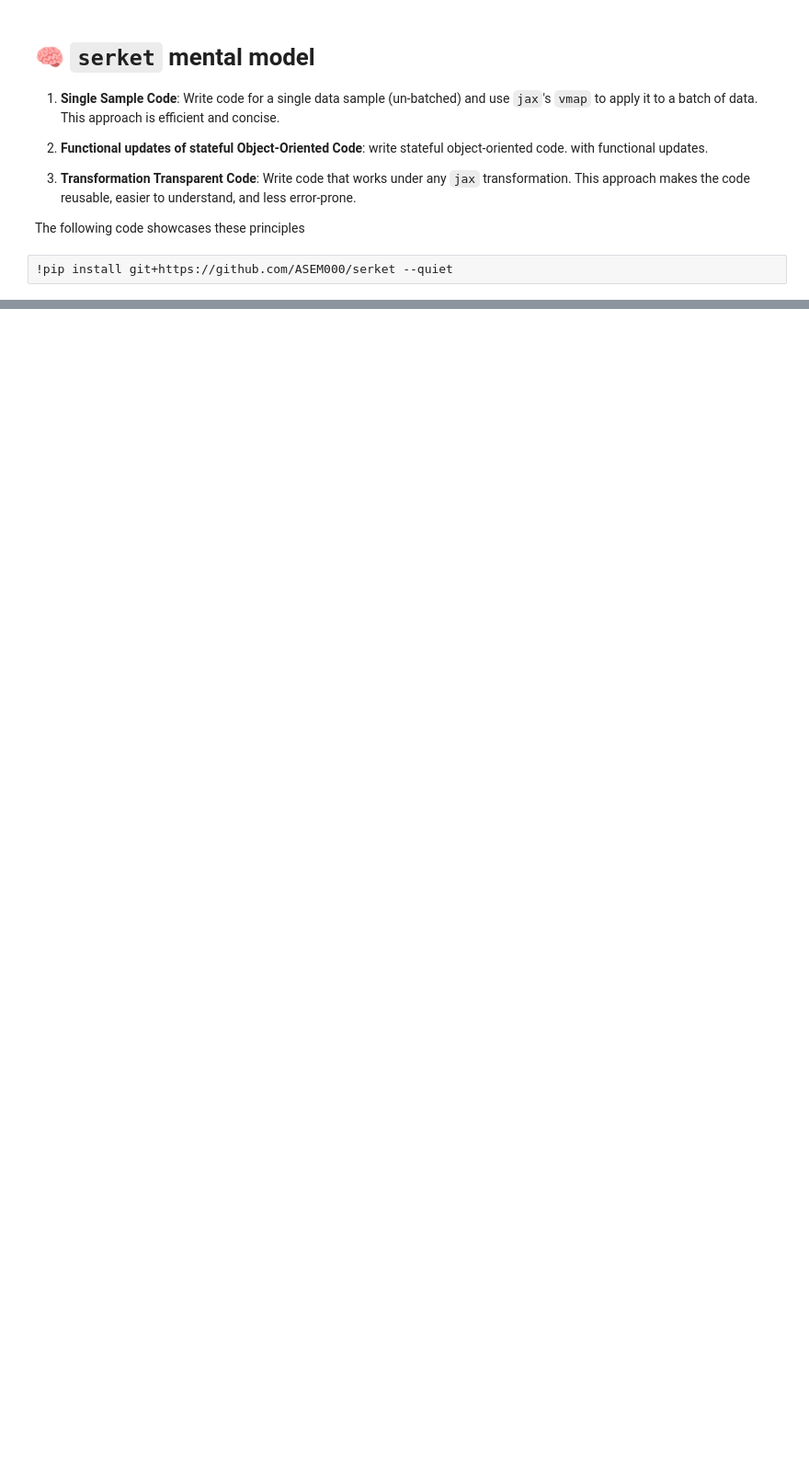
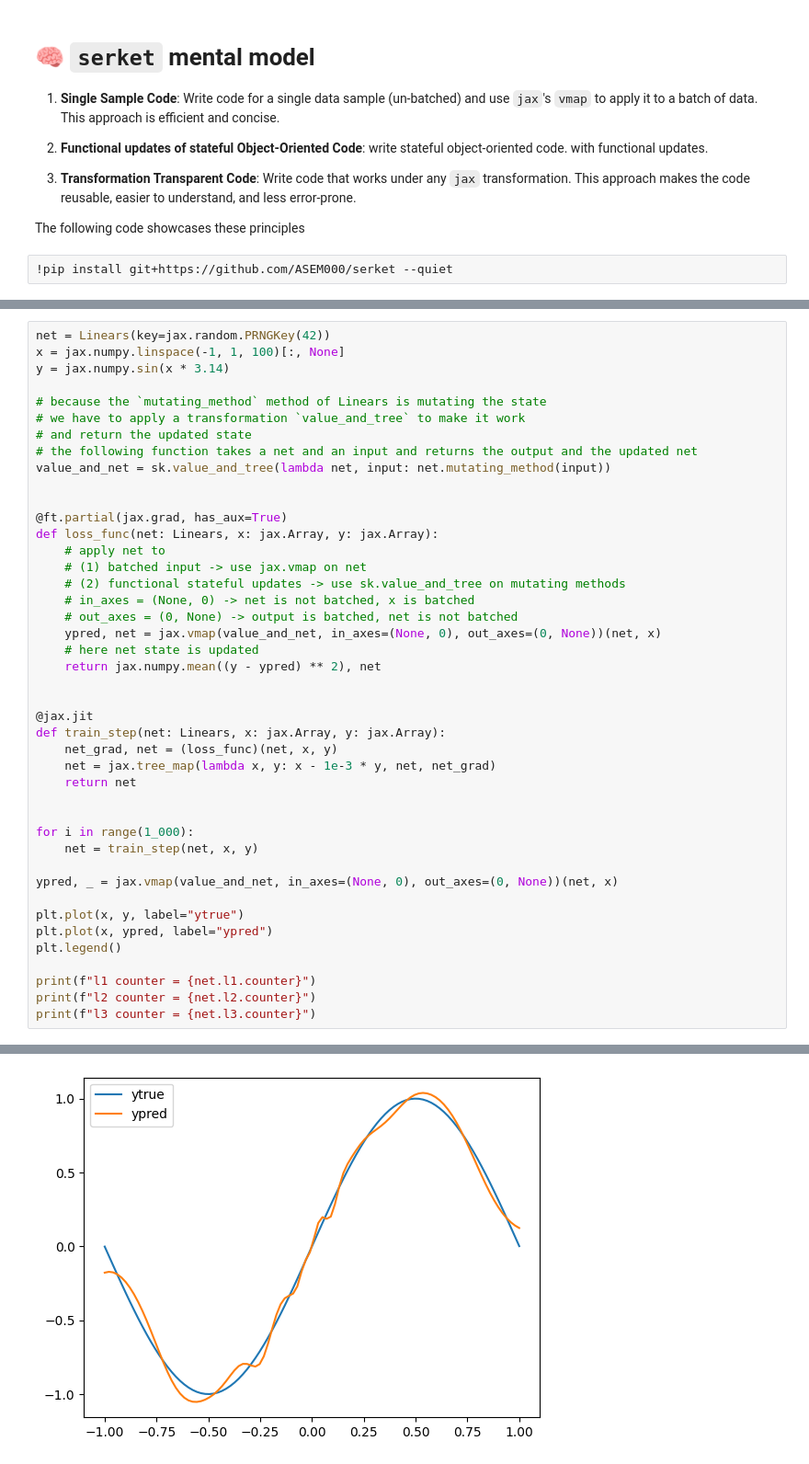
Before and after one commit to ASEM000/serket, a Jupyter notebook: docs/notebooks/mental_model.ipynb, the cells around one changed output, grey strips where cells are left out. Shown at 92% size. Cells and saved outputs as stored; diff of their text form; blank space fills up the shorter version.

```diff
--- a/docs/notebooks/mental_model.ipynb
+++ b/docs/notebooks/mental_model.ipynb
@@ -94,0 +118,44 @@ l3 counter = 1000.0
+# %%
+net = Linears(key=jax.random.PRNGKey(42))
+x = jax.numpy.linspace(-1, 1, 100)[:, None]
+y = jax.numpy.sin(x * 3.14)
+
+# because the `mutating_method` method of Linears is mutating the state
+# we have to apply a transformation `value_and_tree` to make it work
+# and return the updated state
+# the following function takes a net and an input and returns the output and the updated net
+value_and_net = sk.value_and_tree(lambda net, input: net.mutating_method(input))
+
+
+@ft.partial(jax.grad, has_aux=True)
+def loss_func(net: Linears, x: jax.Array, y: jax.Array):
+    # apply net to
+    # (1) batched input -> use jax.vmap on net
+    # (2) functional stateful updates -> use sk.value_and_tree on mutating methods
+    # in_axes = (None, 0) -> net is not batched, x is batched
+    # out_axes = (0, None) -> output is batched, net is not batched
+    ypred, net = jax.vmap(value_and_net, in_axes=(None, 0), out_axes=(0, None))(net, x)
+    # here net state is updated
+    return jax.numpy.mean((y - ypred) ** 2), net
+
+
+@jax.jit
+def train_step(net: Linears, x: jax.Array, y: jax.Array):
+    net_grad, net = (loss_func)(net, x, y)
+    net = jax.tree_map(lambda x, y: x - 1e-3 * y, net, net_grad)
+    return net
+
+
+for i in range(1_000):
+    net = train_step(net, x, y)
+
+ypred, _ = jax.vmap(value_and_net, in_axes=(None, 0), out_axes=(0, None))(net, x)
+
+plt.plot(x, y, label="ytrue")
+plt.plot(x, ypred, label="ypred")
+plt.legend()
+
+print(f"l1 counter = {net.l1.counter}")
+print(f"l2 counter = {net.l2.counter}")
+print(f"l3 counter = {net.l3.counter}")
+# %% [output]
@@ -94,0 +165 @@ l3 counter = 1000.0
+[figure, added]
```
Also changed, not shown: parts of 8 cells of this notebook.
